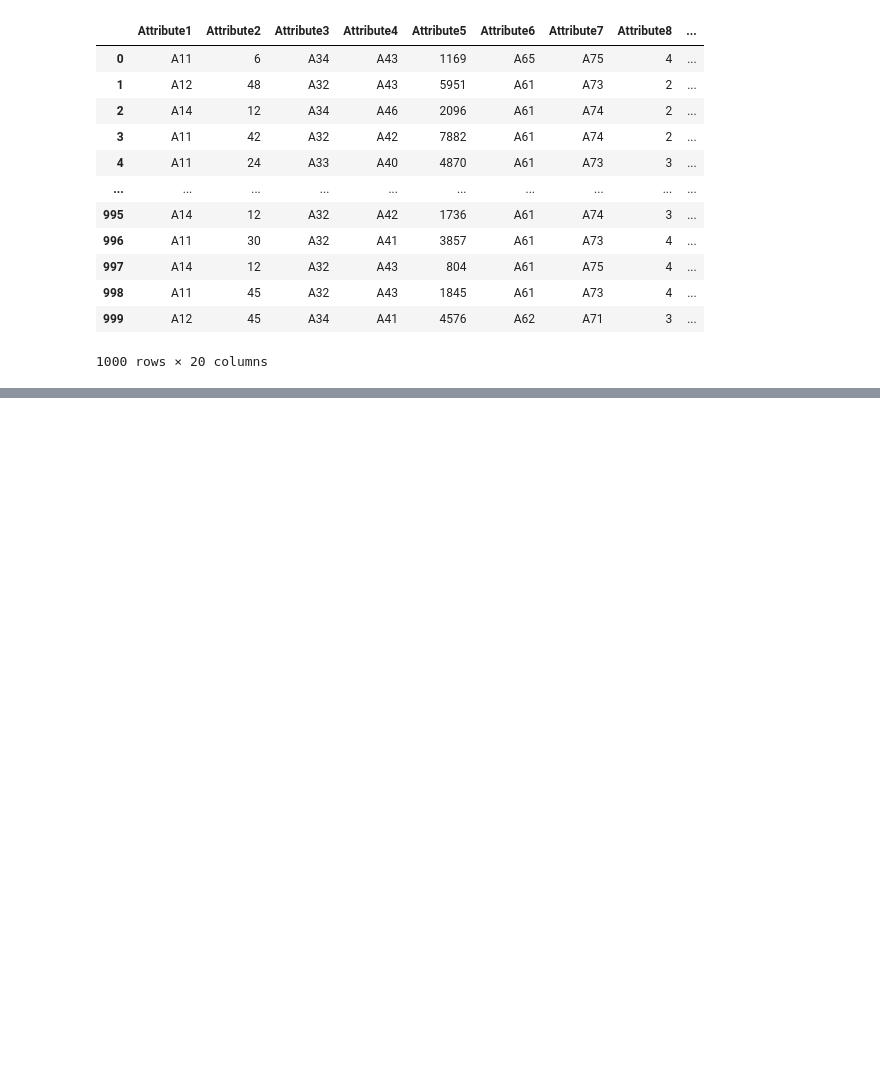
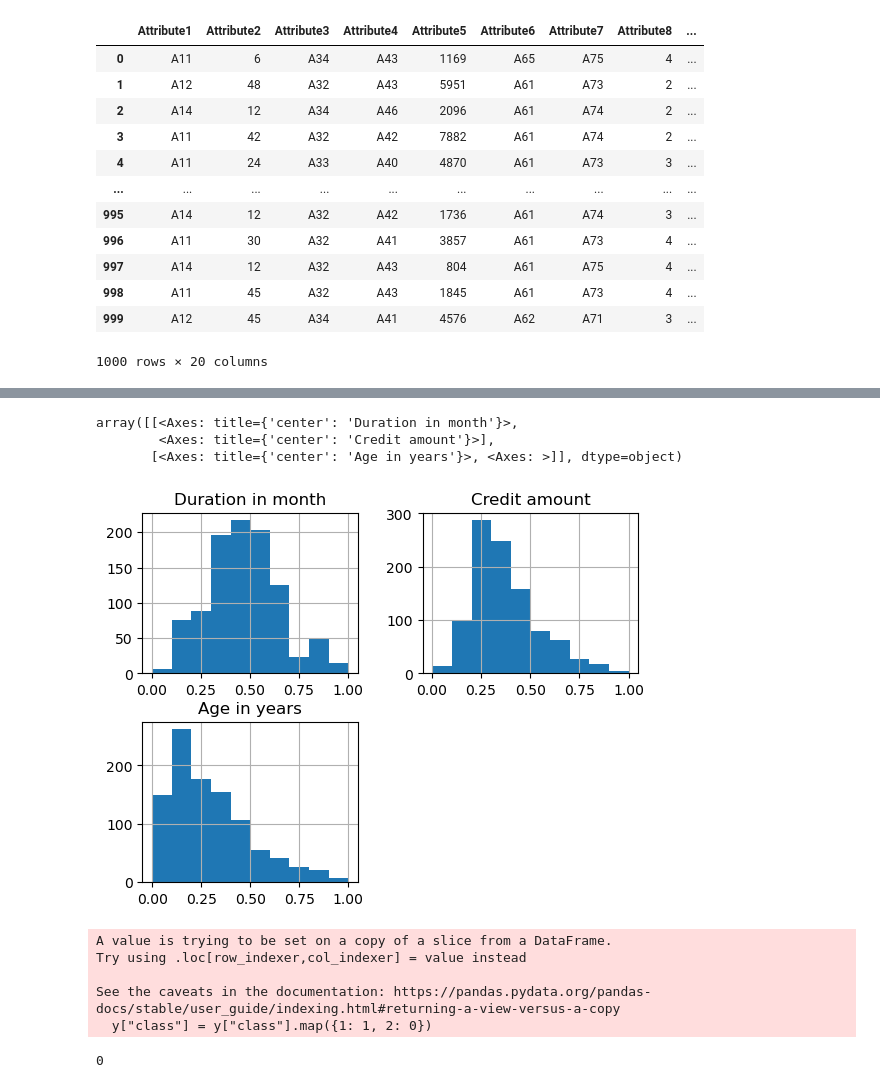
Before and after one commit to WiiLife/XAI_project, a Jupyter notebook: XAI_final_project.ipynb, the cells around one changed output, grey strips where cells are left out. Cells and saved outputs as stored; diff of their text form; code cells hidden in the pictures; blank space fills up the shorter version.

```diff
--- a/XAI_final_project.ipynb
+++ b/XAI_final_project.ipynb
@@ -49,0 +70,18 @@ X
+# %%
+from sklearn.preprocessing import OneHotEncoder
+
+
+cat_attr = list(statlog_german_credit_data.variables[statlog_german_credit_data.variables.type == "Categorical"].name)
+numerical_features = X.drop(columns=cat_attr)
+encoder = OneHotEncoder(sparse_output=False)
+X_encoded = encoder.fit_transform(X[cat_attr])
+feature_names = encoder.get_feature_names_out(cat_attr)
+df_encoded = pd.DataFrame(X_encoded, columns=feature_names)
+df_final = pd.concat([numerical_features, df_encoded], axis=1)
+# %%
+from sklearn.preprocessing import MinMaxScaler
+
+
+num_attr = list(statlog_german_credit_data.variables[statlog_german_credit_data.variables.type == "Integer"].name)
+scaler = MinMaxScaler()
+df_final[num_attr] = scaler.fit_transform(df_final[num_attr])
@@ -49,0 +175,26 @@ X
+# %%
+df_final["Duration in month"] = np.sqrt(df_final["Duration in month"] + 0.00001)
+df_final["Credit amount"] = np.sqrt(df_final["Credit amount"] + 0.00001)
+# df_final["Attribute13"] = np.sqrt(df_final["Attribute13"] + 0.00001)
+
+df_final[["Duration in month", "Credit amount", "Age in years"]].hist()
+# %% [output]
+array([[<Axes: title={'center': 'Duration in month'}>,
+        <Axes: title={'center': 'Credit amount'}>],
+       [<Axes: title={'center': 'Age in years'}>, <Axes: >]], dtype=object)
+[figure, added]
+# %%
+df_final["Telephone: none / yes"] = df_final["Telephone: none / yes"].map({"A192": 1, "A191": 0})
+df_final["Foreign worker"] = df_final["Foreign worker"].map({"A202": 0, "A201": 1})
+
+y["class"] = y["class"].map({1: 1, 2: 0})
+# %% [output]
+A value is trying to be set on a copy of a slice from a DataFrame.
+Try using .loc[row_indexer,col_indexer] = value instead
+
+See the caveats in the documentation: https://pandas.pydata.org/pandas-docs/stable/user_guide/indexing.html#returning-a-view-versus-a-copy
+  y["class"] = y["class"].map({1: 1, 2: 0})
+# %%
+df_final.duplicated().sum()
+# %% [output]
+0
```
Also changed, not shown: parts of 43 cells of this notebook.
